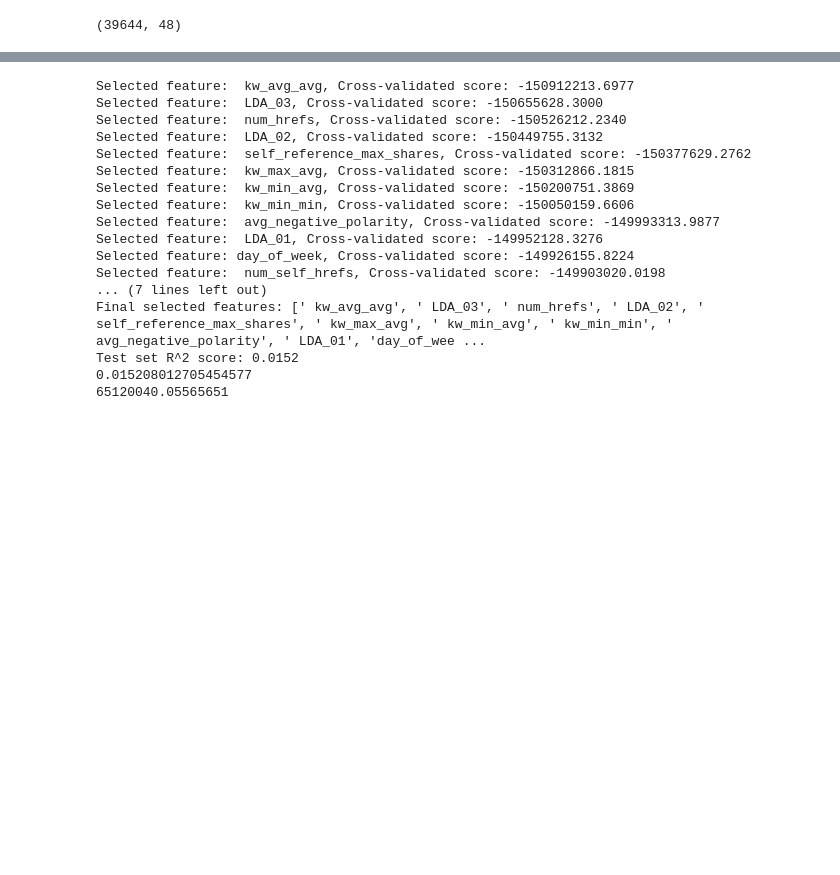
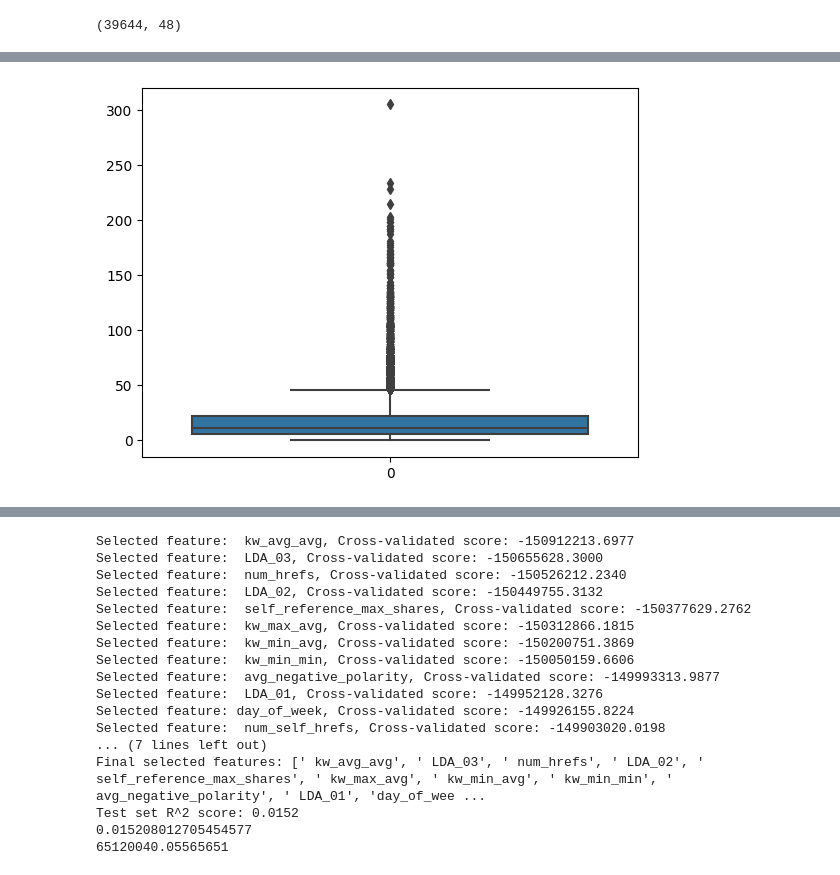
Before and after one commit to mostafamhmdi/A-data-mining-project, a Jupyter notebook: notebooks/preprocess-news.ipynb, the cells around one changed output, grey strips where cells are left out. Saved outputs shown, nothing was run; the diff lists cells and outputs as text; code cells hidden in the pictures; blank space fills up the shorter version.

```diff
--- a/notebooks/preprocess-news.ipynb
+++ b/notebooks/preprocess-news.ipynb
@@ -192,3 +146,8 @@ R^2 Score for Lasso: 0.02634481936646038
+# %%
+sns.boxplot(df['num_media'])
+plt.show()
+# %% [output]
+[figure, added]
 # %%
 df.columns
 # %% [output]
```
Also changed, not shown: parts of 33 cells of this notebook, 2 other files.
